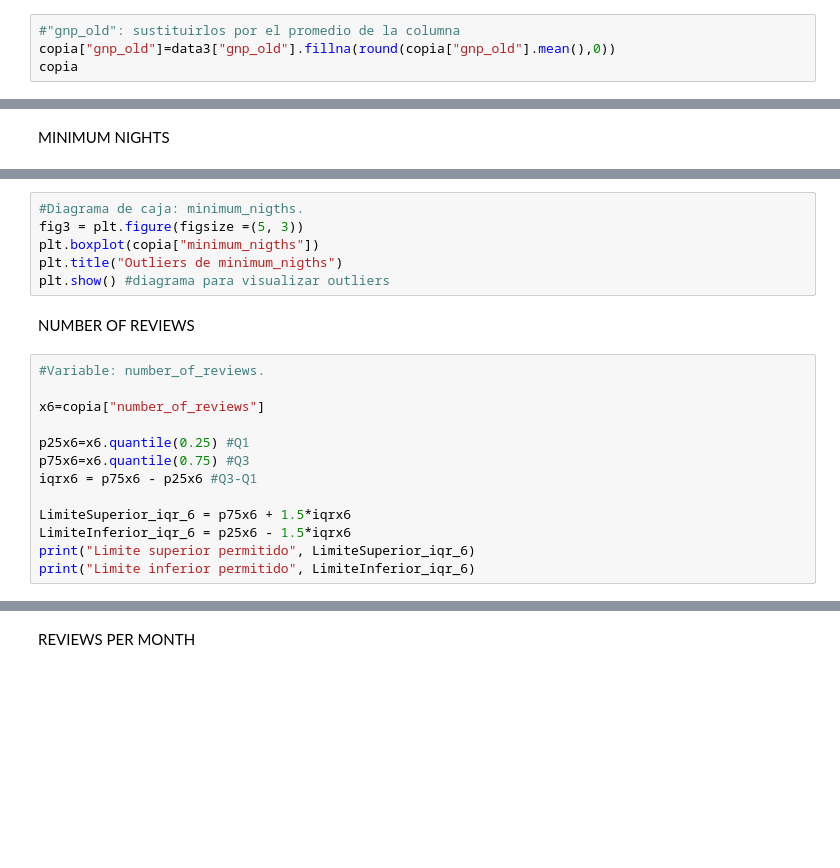
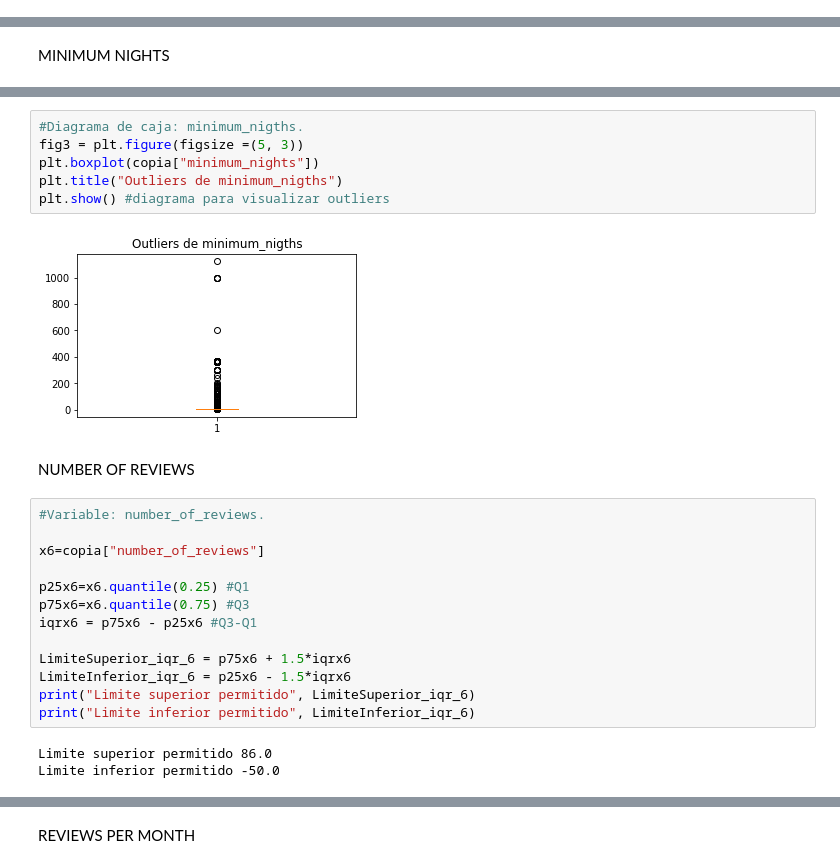
Before and after one commit to Ick3r/Airbnb_etapa1, a Jupyter notebook: reto_airbnb.ipynb, the cells around one changed output, grey strips where cells are left out. Cells and saved outputs as stored; diff of their text form; blank space fills up the shorter version.

```diff
--- a/reto_airbnb.ipynb
+++ b/reto_airbnb.ipynb
@@ -305,7 +369,3 @@ data3
-# %%
-#"gnp_old": sustituirlos por el promedio de la columna
-copia["gnp_old"]=data3["gnp_old"].fillna(round(copia["gnp_old"].mean(),0))
-copia
 # %% [markdown]
 LONGITUDE
 # %%
@@ -378,9 +465,11 @@ otlrs_minimum_n_iqr
 # %%
 #Diagrama de caja: minimum_nigths.
 fig3 = plt.figure(figsize =(5, 3))
-plt.boxplot(copia["minimum_nigths"])
+plt.boxplot(copia["minimum_nights"])
 plt.title("Outliers de minimum_nigths")
 plt.show() #diagrama para visualizar outliers
+# %% [output]
+[figure, added]
 # %% [markdown]
 NUMBER OF REVIEWS
 # %%
@@ -396,6 +485,9 @@ LimiteSuperior_iqr_6 = p75x6 + 1.5*iqrx6
 LimiteInferior_iqr_6 = p25x6 - 1.5*iqrx6
 print("Limite superior permitido", LimiteSuperior_iqr_6)
 print("Limite inferior permitido", LimiteInferior_iqr_6)
+# %% [output]
+Limite superior permitido 86.0
+Limite inferior permitido -50.0
 # %%
 #Identificación de Outliers
 otlrs_number_of_reviews_iqr= copia [(x6>LimiteSuperior_iqr_6) | (x6<LimiteInferior_iqr_6)]
```
Also changed, not shown: parts of 34 cells of this notebook.
